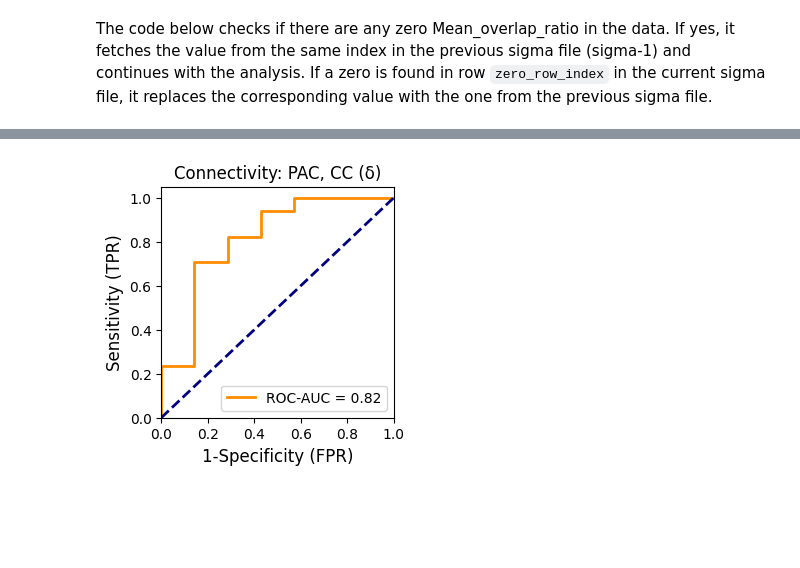
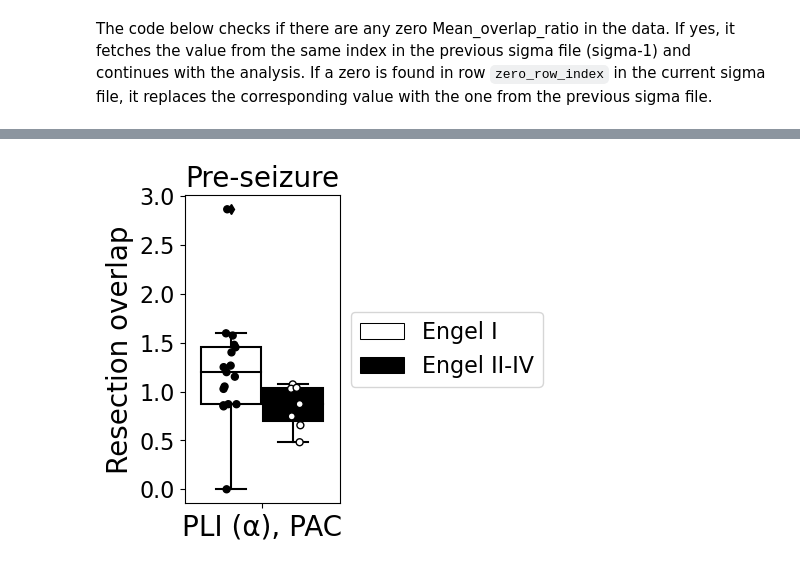
Before and after one commit to ivkarla/epigame, a Jupyter notebook: notebooks/external-validation/game_vKarla_outcome_prediction_ext.ipynb, the cells around one changed output, grey strips where cells are left out. Saved outputs shown, nothing was run; the diff lists cells and outputs as text; code cells hidden in the pictures; blank space fills up the shorter version.

```diff
--- a/notebooks/external-validation/game_vKarla_outcome_prediction_ext.ipynb
+++ b/notebooks/external-validation/game_vKarla_outcome_prediction_ext.ipynb
@@ -135,7 +133,7 @@ while sigma > 0:
 
     if zero_row_indices:
         print(f"Zeros found in rows {zero_row_indices} for sigma={sigma}")
-        if sigma == 0:
+        if sigma == 1:
             print("Skipping iteration for sigma=1 with zeros")
             break
 
@@ -155,3 +154,7 @@ Zeros found in rows [32, 38, 46, 47, 50, 54, 56, 59, 267, 276, 290, 300] for sig
+# %%
+# Function for generating box pairs that will be compared using a statistical test
+def generate_box_pairs(method):
+  return [(("{}".format(method), 1), ("{}".format(method), 0))]
 # %%
 load_data = load_data_ori[load_data_ori['Strategy'] == "mm"]
 
@@ -242,6 +355,8 @@ def compute_metrics_for_combination(cm_combination, load_data, n_subjects=24):
       return roc_auc, sens, spec
 
     else: return None, None, None
+# %%
+conn_measures = ['PLI-(8,13)', 'PAC']
 # %%
 # Generate combinations of 2 connectivity measures
 
@@ -275,7 +390,7 @@ for cm_combination in itertools.combinations(conn_measures, 2):
               actual_labels = data['Outcome'].values
           combined_scores.append(data['Mean_overlap_ratio'].values)
       avg_scores = np.mean(combined_scores, axis=0)
-      fpr, tpr, _ = roc_curve(actual_labels, avg_scores)
+      fpr, tpr, thresholds = roc_curve(actual_labels, avg_scores)
 
       if roc_auc > 0.8:
 
@@ -292,6 +407,93 @@ for cm_combination in itertools.combinations(conn_measures, 2):
         plt.legend(loc="lower right")
         plt.show()
         plt.close()
+        box_pairs = generate_box_pairs(cm)
+
+        test_short_name = 'MannWhitneyU Two-sided'
+
+        pvalues=[]
+        for pair in box_pairs:
+
+            data1 = data.groupby("CM").get_group(pair[0][0]).groupby("Outcome")["Mean_overlap_ratio"].get_group(pair[0][1])
+            data2 = data.groupby("CM").get_group(pair[1][0]).groupby("Outcome")["Mean_overlap_ratio"].get_group(pair[1][1])
+
+            stat, p = mannwhitneyu(data1, data2, alternative="two-sided")
+            print("Performing %s statistical test for equal variances on pair:"%test_short_name, pair, "stat={:.2e} p-value={:.2e}".format(stat, p))
+            pvalues.append(p)
+        print("pvalues:", pvalues)
+
+        palette_box = {1:"white", 0:"black"}
+        palette_strip = {0:"white", 1:"black"}
+        plt.figure(figsize=(2,4))
+
+        bp = sns.boxplot(y="Mean_overlap_ratio", x="CM", data=data, palette=palette_box, hue="Outcome", hue_order=[1,0])
+        bp = sns.stripplot(y="Mean_overlap_ratio", x="CM", data=data, jitter=True, dodge=True, marker="o", ax=bp, hue="Outcome", hue_order=[1,0], palette=palette_strip, linewidth=1, edgecolor="black")
+
+        handles, labels = bp.get_legend_handles_labels()
+        plt.legend(handles[0:2], ["Engel I", "Engel II-IV"], fontsize=16, loc='center left', bbox_to_anchor=(1, 0.5))
+
+        plt.title("Pre-seizure", size=20)
+        plt.yticks(fontsize=16)
+        plt.xticks([0], [cm_str], fontsize=20)
+        plt.ylabel("Resection overlap", fontsize=20)
+        plt.xlabel('')
+        # add_stat_annotation(bp, data=data, y="Mean_overlap_ratio", x="CM", hue="Outcome",
+        #                             box_pairs=box_pairs, perform_stat_test=False, pvalues=pvalues, test_short_name=test_short_name,text_format='star', fontsize="large", linewidth=2, loc='inside', verbose=2)
+
+        plt.show()
+        # plt.savefig("D:/%s.png"%t)
+        plt.close()
+
+        # Make confusion matrix
+        good_scores = data1
+        poor_scores = data2
+        # Combine scores into a single DataFrame
+        all_scores = {**good_scores, **poor_scores}
+        labels = {k: 'good' for k in good_scores}
+        labels.update({k: 'poor' for k in poor_scores})
+
+        j_scores = tpr - fpr
+        j_ordered = sorted(zip(j_scores, thresholds))
+        optimal_threshold = j_ordered[-1][1]
+
+        df = pd.DataFrame(list(all_scores.items()), columns=['index', 'score'])
+        df['label'] = df['score'].map(labels)
+        df['label'] = df['label'].map({'good': 1, 'poor': 0})
+
+        df['pred'] = (df['score'] >= optimal_threshold).astype(int)
+        tn, fp, fn, tp = confusion_matrix(df['label'], df['pred']).ravel()
+        sensitivity = tp / (tp + fn)
+        specificity = tn / (tn + fp)
+
+        # Calculate the F1 score at Youden's J threshold
+        f1 = f1_score(df['label'], df['pred'])
+        # Compute the confusion matrix
+        cm = confusion_matrix(df['label'], df['pred'])
+
+        # Visualize the confusion matrix
+        plt.figure(figsize=(3,2))
+        ax = sns.heatmap(cm, annot=True, fmt='d', cmap='Oranges', annot_kws={"size": 16}, xticklabels=['Engel II-IV', 'Engel I'], yticklabels=['Engel II-IV', 'Engel I'])
+        plt.xlabel('Predicted', size=18)
+        plt.ylabel('Actual', size=18)
+        plt.title(f'{cm_str}', size=20, pad=20)
+        plt.xticks(fontsize=12)
+        plt.yticks(fontsize=12)
+        cbar = ax.collections[0].colorbar
+        cbar.ax.tick_params(labelsize=14)
+        plt.show()
+        # Find misclassified keys
+        misclassified_good = df[(df['label'] == 1) & (df['pred'] == 0)]['index'].tolist()
+        misclassified_poor = df[(df['label'] == 0) & (df['pred'] == 1)]['index'].tolist()
+
+        # Print the AUC, optimal threshold, specificity, sensitivity, and F1 score
+        print(f'AUC: {roc_auc:.2f}')
+        print(f'Optimal threshold (Youden\'s J): {optimal_threshold:.2f}')
+        print(f'Sensitivity: {sensitivity:.2f}')
+        print(f'Specificity: {specificity:.2f}')
+        print(f'F1 Score: {f1:.2f}')
+        # Print misclassified keys
+        print(f'Misclassified Good keys: {misclassified_good}')
+        print(f'Misclassified Poor keys: {misclassified_poor}')
 
 # Convert the results to a DataFrame
 results_df = pd.DataFrame(results)
@@ -303 +507 @@ results_df.to_excel(project_folder + "2cm_rocauc_results_ext.xlsx", index=False)
-[figure, old version]
+[figure, new version]
```
Also changed, not shown: parts of 7 cells of this notebook.
